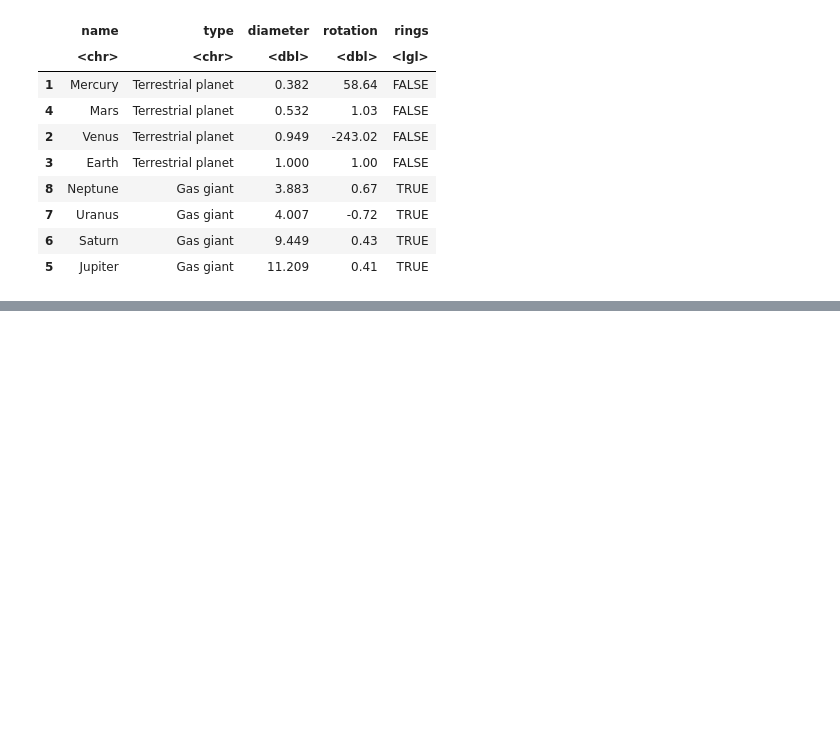
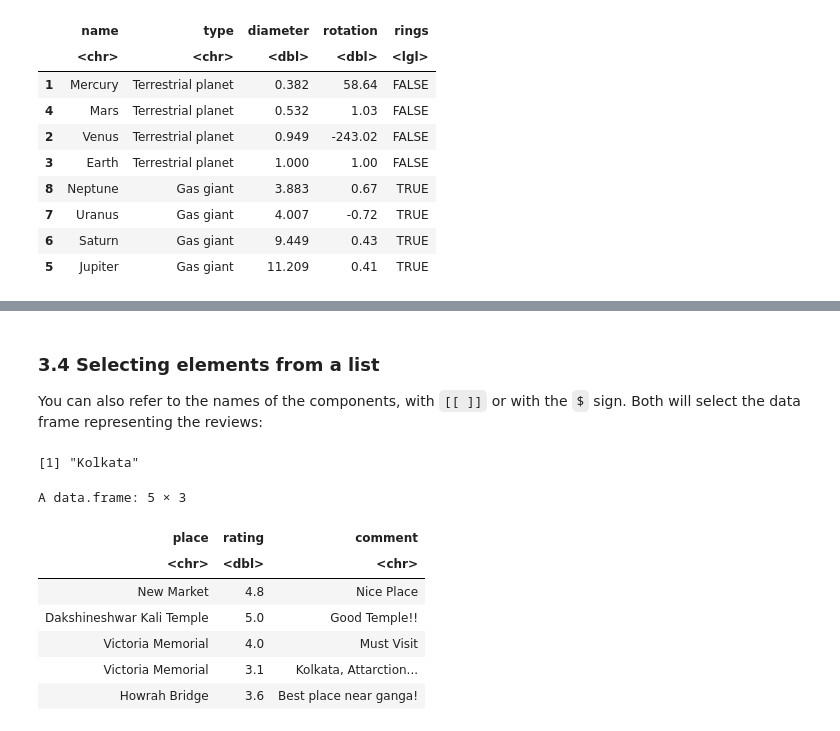
Before and after one commit to recervictory/LearingR, a Jupyter notebook: 01_Introducation_to_R.ipynb, the cells around one changed output, grey strips where cells are left out. Saved outputs shown, nothing was run; the diff lists cells and outputs as text; code cells hidden in the pictures; blank space fills up the shorter version.

```diff
--- a/01_Introducation_to_R.ipynb
+++ b/01_Introducation_to_R.ipynb
@@ -583,0 +726,16 @@ A data.frame: 8 × 5
+# %% [markdown]
+### 3.4 Selecting elements from a list
+You can also refer to the names of the components, with `[[ ]]` or with the ` $ ` sign. Both will select the data frame representing the reviews:
+# %%
+city_list[['name']]
+city_list[['review']]
+# %% [output]
+[1] "Kolkata"
+A data.frame: 5 × 3
+| place | rating | comment |
+| <chr> | <dbl> | <chr> |
+| New Market | 4.8 | Nice Place |
+| Dakshineshwar Kali Temple | 5.0 | Good Temple!! |
+| Victoria Memorial | 4.0 | Must Visit |
+| Victoria Memorial | 3.1 | Kolkata, Attarction... |
+| Howrah Bridge | 3.6 | Best place near ganga! |
```
Also changed, not shown: parts of 8 cells of this notebook.
